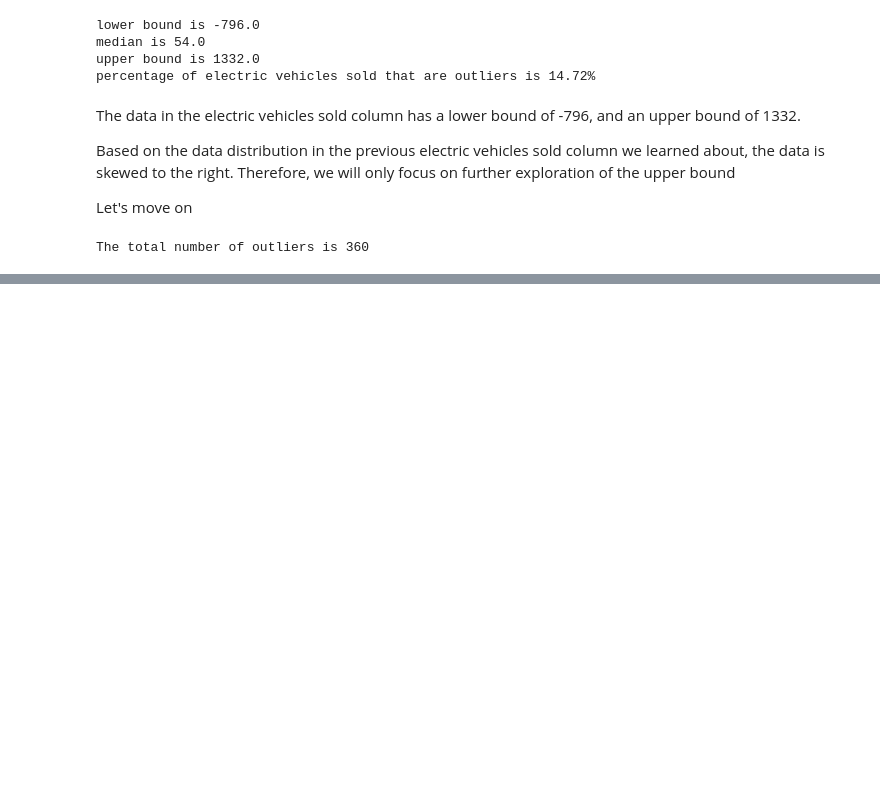
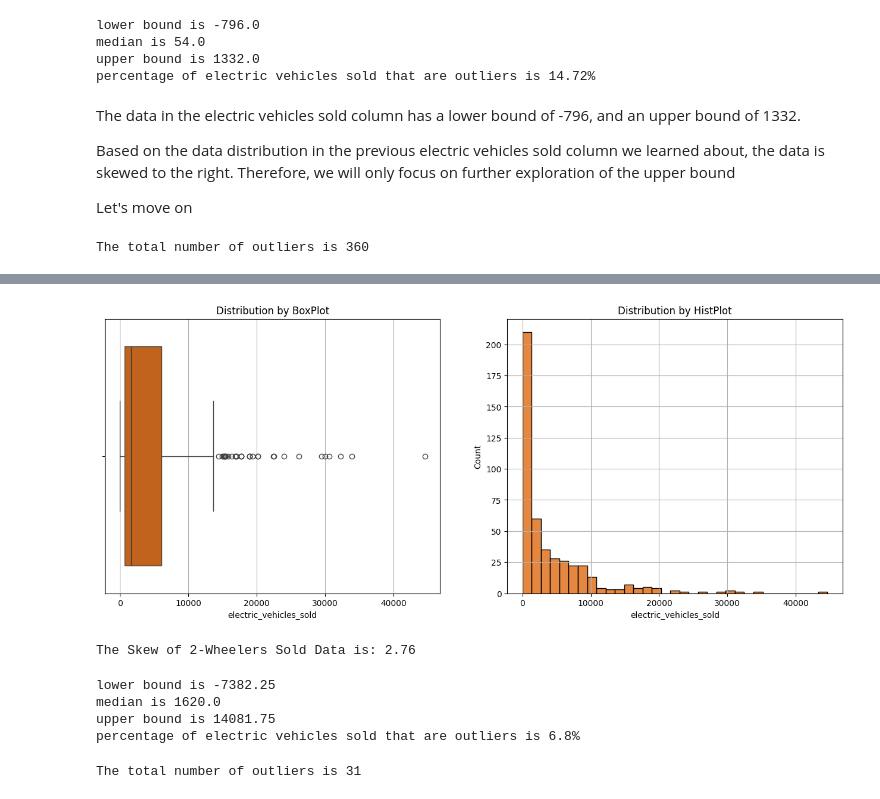
Before and after one commit to WalterEdwardd/General_Motors-Provide_Insights_to_Chief_in_Electric_and_Hybrid_Vehicles, a Jupyter notebook: notebooks/processed_data.ipynb, the cells around one changed output, grey strips where cells are left out. Cells and saved outputs as stored; diff of their text form; code cells hidden in the pictures; blank space fills up the shorter version.

```diff
--- a/notebooks/processed_data.ipynb
+++ b/notebooks/processed_data.ipynb
@@ -402,0 +540,12 @@ sales_by_states.shape
+# %%
+# filter rows with 'vehicles category' is "2-Wheelers"
+maker_wheeler_2 = sales_by_makers[sales_by_makers['vehicle_category']=='2-Wheelers']
+# statistics values
+stats_maker_wheelers_2 = maker_wheeler_2.groupby(['maker']).agg(
+    min=('electric_vehicles_sold','min'),
+    mean=('electric_vehicles_sold','mean'),
+    median=('electric_vehicles_sold','median'),
+    max=('electric_vehicles_sold','max')
+).reset_index()
+# check data after processing
+stats_maker_wheelers_2
@@ -402,0 +570,41 @@ sales_by_states.shape
+# %%
+# overview of outliers
+# set the size of chart
+plt.figure(figsize=(16,6))
+# first subplot by box plot
+plt.subplot(1,2,1)
+plt.grid()
+sns.boxplot(data=maker_wheeler_2, x='electric_vehicles_sold', color='#DC5F00')
+plt.title("Distribution by BoxPlot")
+# second subplot by hist plot
+plt.subplot(1,2,2)
+plt.grid()
+sns.histplot(data=maker_wheeler_2, x='electric_vehicles_sold', color='#DC5F00')
+plt.title("Distribution by HistPlot")
+# plot the chart
+plt.show()
+# Check the skewness of data in the "sold_quantity" column
+print(f"The Skew of 2-Wheelers Sold Data is: {round(maker_wheeler_2['electric_vehicles_sold'].skew(), 2)}")
+# %% [output]
+[figure, added]
+The Skew of 2-Wheelers Sold Data is: 2.76
+# %%
+# check the outliers, find out the upper bound, lower bound of the electric vehicles sold column
+bound_maker_wheelers_2_sold = check_outlier(maker_wheeler_2, 'electric_vehicles_sold')
+# print out the required information
+print(f"lower bound is {bound_maker_wheelers_2_sold['lower_bound'].values[0]}")
+print(f"median is {bound_maker_wheelers_2_sold['median'].values[0]}")
+print(f"upper bound is {bound_maker_wheelers_2_sold['upper_bound'].values[0]}")
+print(f"percentage of electric vehicles sold that are outliers is {bound_maker_wheelers_2_sold['percent_outliers'].values[0]}%")
+# %% [output]
+lower bound is -7382.25
+median is 1620.0
+upper bound is 14081.75
+percentage of electric vehicles sold that are outliers is 6.8%
+# %%
+# Filter rows with electric vehicles sold quantity greater than upper bound of electric vehicles sold
+outliers_maker_wheelers_2_sold = maker_wheeler_2[maker_wheeler_2['electric_vehicles_sold']>bound_maker_wheelers_2_sold['upper_bound'].values[0]]
+# check how many rows are outliers
+print(f"The total number of outliers is {outliers_maker_wheelers_2_sold.shape[0]}")
+# %% [output]
+The total number of outliers is 31
```
Also changed, not shown: parts of 24 cells of this notebook.
